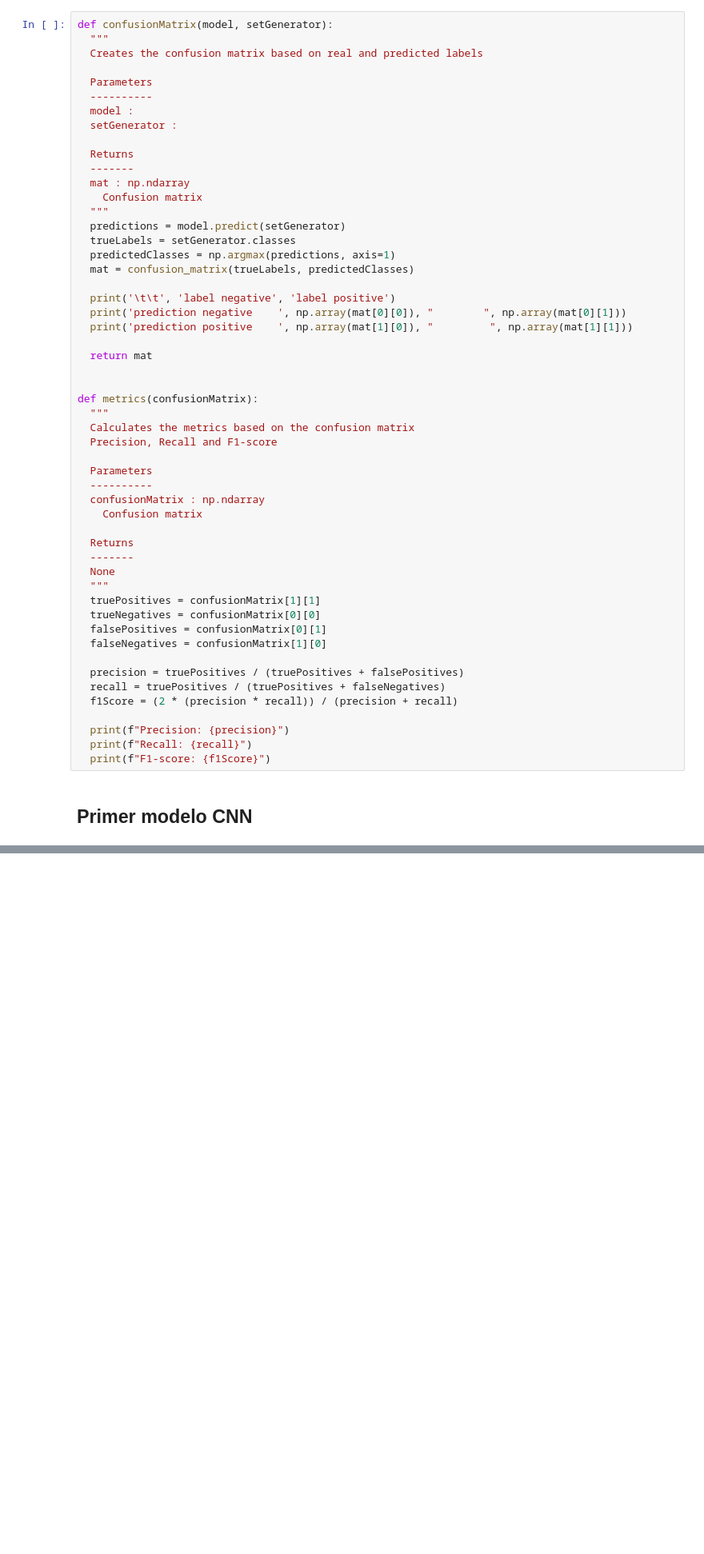
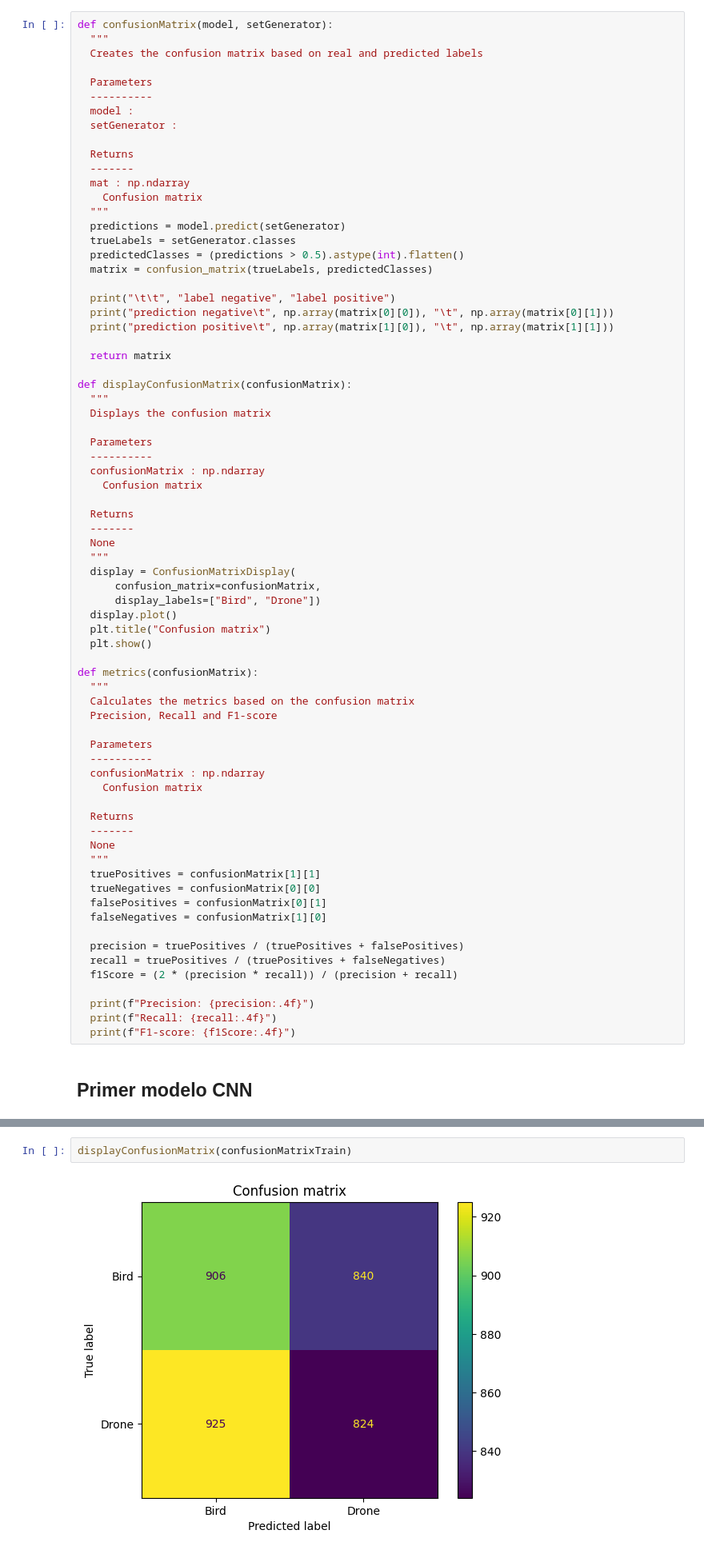
Before and after one commit to July230/AviDetect, a Jupyter notebook: AviDetectClassifier.ipynb, the cells around one changed output, grey strips where cells are left out. Shown at 80% size. Cells and saved outputs as stored; diff of their text form; blank space fills up the shorter version.

```diff
--- a/AviDetectClassifier.ipynb
+++ b/AviDetectClassifier.ipynb
@@ -483,15 +459,34 @@ def confusionMatrix(model, setGenerator):
   """
   predictions = model.predict(setGenerator)
   trueLabels = setGenerator.classes
-  predictedClasses = np.argmax(predictions, axis=1)
-  mat = confusion_matrix(trueLabels, predictedClasses)
+  predictedClasses = (predictions > 0.5).astype(int).flatten()
+  matrix = confusion_matrix(trueLabels, predictedClasses)
 
-  print('\t\t', 'label negative', 'label positive')
-  print('prediction negative    ', np.array(mat[0][0]), "        ", np.array(mat[0][1]))
-  print('prediction positive    ', np.array(mat[1][0]), "         ", np.array(mat[1][1]))
+  print("\t\t", "label negative", "label positive")
+  print("prediction negative\t", np.array(matrix[0][0]), "\t", np.array(matrix[0][1]))
+  print("prediction positive\t", np.array(matrix[1][0]), "\t", np.array(matrix[1][1]))
 
-  return mat
+  return matrix
 
+def displayConfusionMatrix(confusionMatrix):
+  """
+  Displays the confusion matrix
+
+  Parameters
+  ----------
+  confusionMatrix : np.ndarray
+    Confusion matrix
+
+  Returns
+  -------
+  None
+  """
+  display = ConfusionMatrixDisplay(
+      confusion_matrix=confusionMatrix,
+      display_labels=["Bird", "Drone"])
+  display.plot()
+  plt.title("Confusion matrix")
+  plt.show()
 
 def metrics(confusionMatrix):
   """
@@ -516,9 +511,9 @@ def metrics(confusionMatrix):
   recall = truePositives / (truePositives + falseNegatives)
   f1Score = (2 * (precision * recall)) / (precision + recall)
 
-  print(f"Precision: {precision}")
-  print(f"Recall: {recall}")
-  print(f"F1-score: {f1Score}")
+  print(f"Precision: {precision:.4f}")
+  print(f"Recall: {recall:.4f}")
+  print(f"F1-score: {f1Score:.4f}")
 # %% [markdown]
 ## Primer modelo CNN
 # %% [markdown]
@@ -539,3 +534,7 @@ prediction positive     864           885
+# %%
+displayConfusionMatrix(confusionMatrixTrain)
+# %% [output]
+[figure, added]
 # %%
 metrics(confusionMatrixTrain)
 # %% [output]
```
Also changed, not shown: parts of 31 cells of this notebook.
